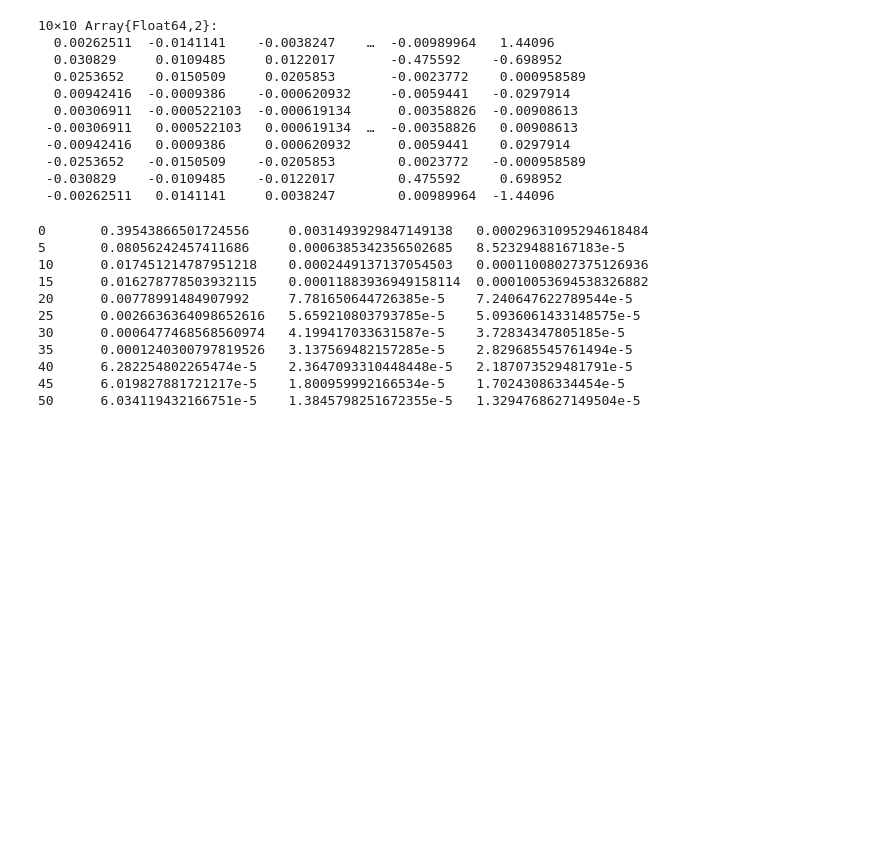
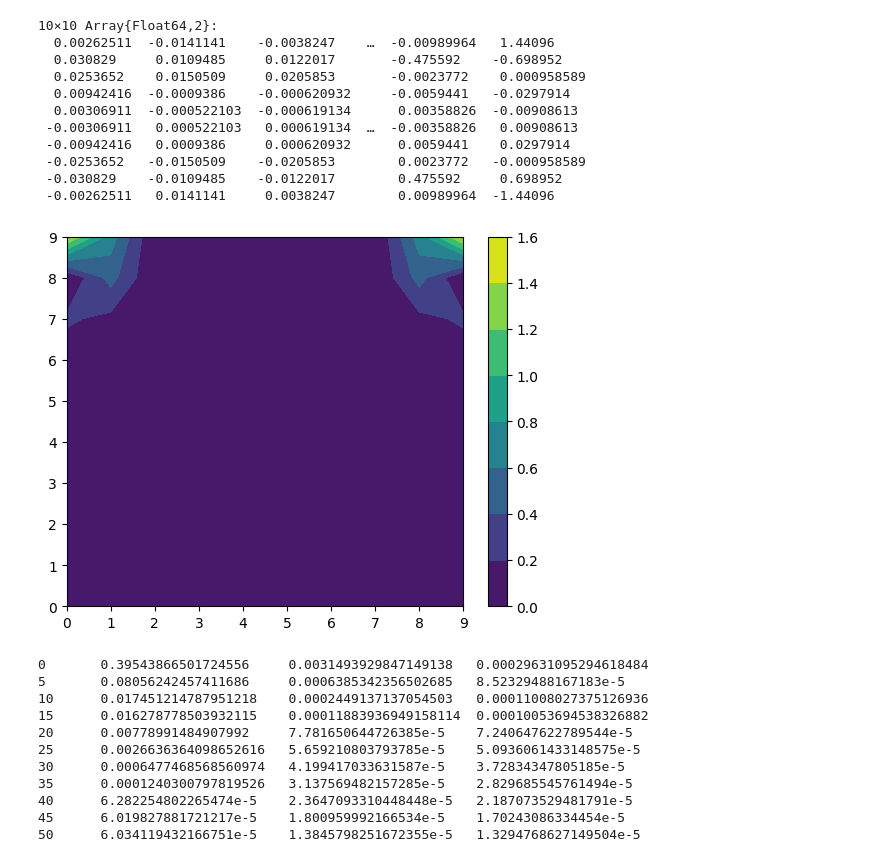
Before and after one commit to furstj/NSP, a Jupyter notebook: lessons/02_stokes.ipynb, the cells around one changed output. Drawn from its saved outputs; the diff is of its cells as text; code cells hidden in the pictures; blank space fills up the shorter version.

```diff
--- a/lessons/02_stokes.ipynb
+++ b/lessons/02_stokes.ipynb
@@ -218,9 +219,27 @@ msh3 = CartesianMesh(3,3)
 CartesianMesh(3,3,0.3333333333333333,0.3333333333333333)
 # %%
 function createfields(msh)
-    u = Field(msh, Dict( "top"=>Dirichlet(1), "left"=>Dirichlet(0), "right"=>Dirichlet(0), "bottom"=>Dirichlet(0)) );
-    v = Field(msh, Dict( "top"=>Dirichlet(0), "left"=>Dirichlet(0), "right"=>Dirichlet(0), "bottom"=>Dirichlet(0)) );
-    p = Field(msh, Dict( "top"=>Neumann(0), "left"=>Neumann(0), "right"=>Neumann(0), "bottom"=>Neumann(0)) );
+    u = Field(msh, Dict(
+        "top"=>Dirichlet(1),
+        "left"=>Dirichlet(0),
+        "right"=>Dirichlet(0),
+        "bottom"=>Dirichlet(0)
+    ) );
+
+    v = Field(msh, Dict(
+        "top"=>Dirichlet(0),
+        "left"=>Dirichlet(0),
+        "right"=>Dirichlet(0),
+        "bottom"=>Dirichlet(0)
+    ) );
+
+    p = Field(msh, Dict(
+        "top"=>Neumann(0),
+        "left"=>Neumann(0),
+        "right"=>Neumann(0),
+        "bottom"=>Neumann(0)
+    ) );
+
     return (u,v,p)
 end
 # %% [output]
@@ -507,6 +520,10 @@ reshape(ddx(u) + ddy(v), (u.mesh.nx,u.mesh.ny))
  -0.0253652   -0.0150509    -0.0205853        0.0023772   -0.000958589
  -0.030829    -0.0109485    -0.0122017        0.475592     0.698952
  -0.00262511   0.0141141     0.0038247        0.00989964  -1.44096
+# %%
+contourf(reshape(abs(ddx(u) + ddy(v)), (u.mesh.nx,u.mesh.ny))'); colorbar();
+# %% [output]
+[figure, added]
 # %%
 msh25 = CartesianMesh(25,25)
 
```
Also changed, not shown: parts of 4 cells of this notebook.
